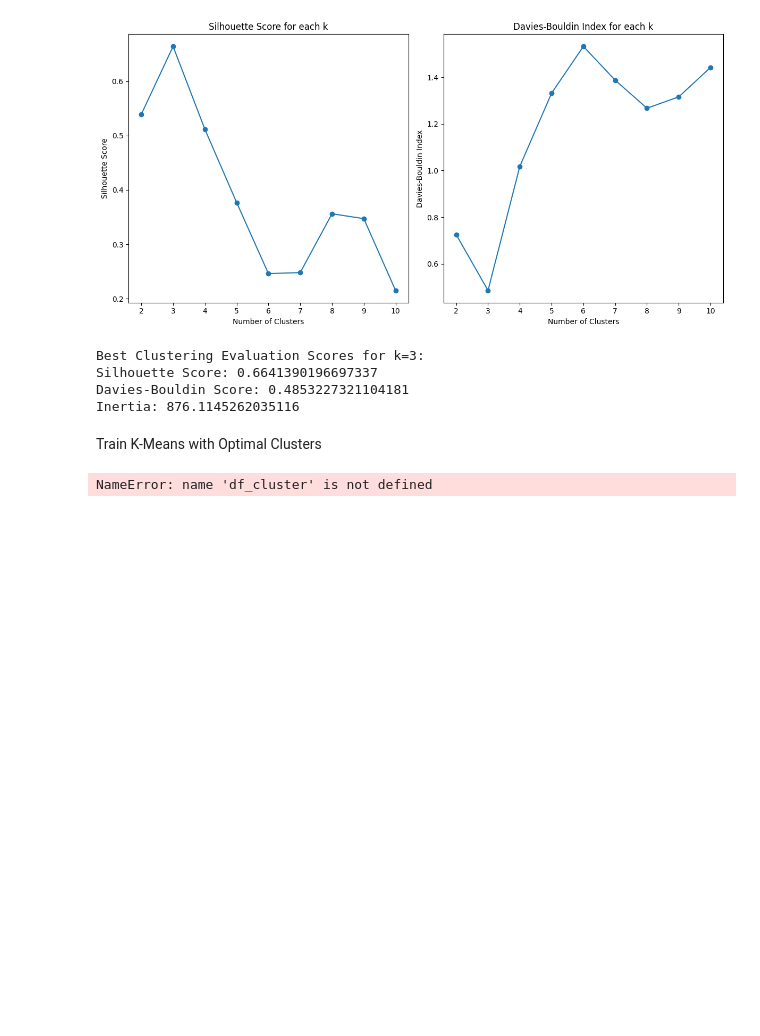
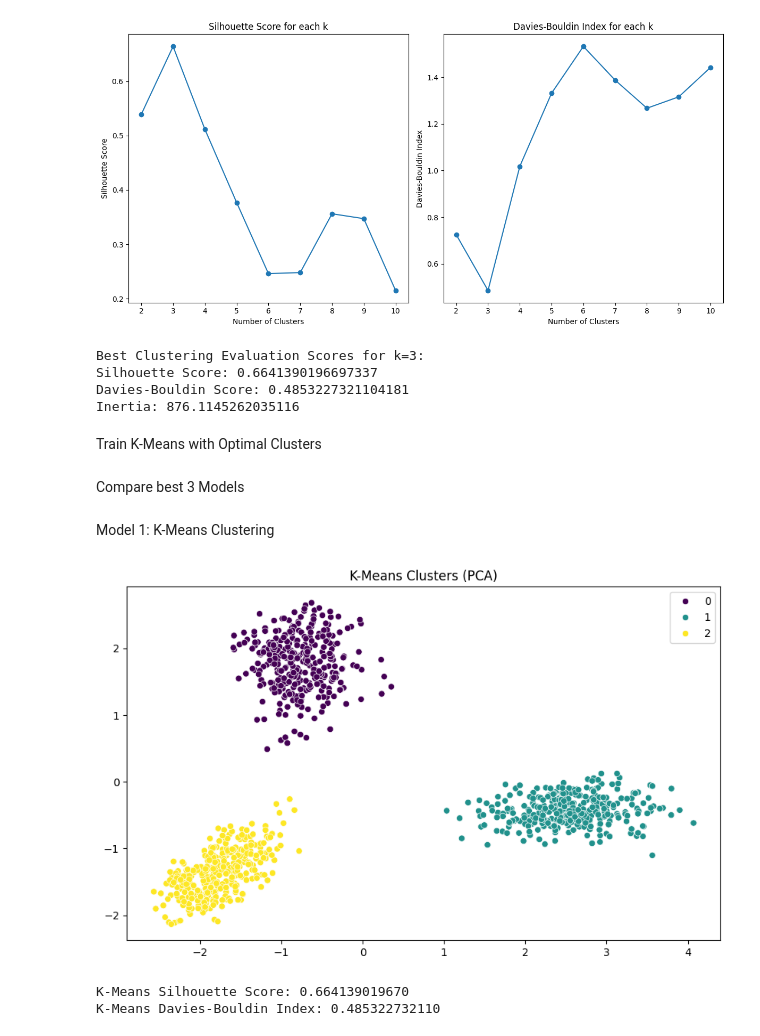
Before and after one commit to SamsudeenAshad/Intellihack_TetraNeurons_02, a Jupyter notebook: Customer Segmentation Script.ipynb, the cells around one changed output. Cells and saved outputs as stored; diff of their text form; code cells hidden in the pictures; blank space fills up the shorter version.

```diff
--- a/Customer Segmentation Script.ipynb
+++ b/Customer Segmentation Script.ipynb
@@ -376,22 +376,3 @@ discount_counts      0
 cluster              0
 dtype: int64
 [figure]
-# %%
-# Cluster summary
-cluster_summary = df.groupby('cluster').mean()
-print(cluster_summary)
-
-# Visualize clusters using PCA (optional)
-from sklearn.decomposition import PCA
-
-# Reduce dimensions to 2D for visualization
-pca = PCA(n_components=2)
-pca_data = pca.fit_transform(scaled_data)
-df['pca1'] = pca_data[:, 0]
-df['pca2'] = pca_data[:, 1]
-
-# Plot clusters
-plt.figure(figsize=(10, 6))
-sns.scatterplot(data=df, x='pca1', y='pca2', hue='cluster', palette='viridis')
-plt.title('Customer Segments (PCA Visualization)')
-plt.show()
@@ -478,8 +457,39 @@ Inertia: 876.1145262035116
 # %% [markdown]
 Train K-Means with Optimal Clusters
 # %%
+from sklearn.cluster import KMeans
 kmeans = KMeans(n_clusters=3, random_state=42)
 clusters = kmeans.fit_predict(scaled_data)
-df_cluster['cluster'] = clusters  # Add cluster labels
-# %% [output]
-NameError: name 'df_cluster' is not defined
+# %% [markdown]
+Compare best 3 Models
+# %% [markdown]
+Model 1: K-Means Clustering
+# %%
+from sklearn.cluster import KMeans
+from sklearn.metrics import silhouette_score, davies_bouldin_score
+from sklearn.decomposition import PCA
+import matplotlib.pyplot as plt
+import seaborn as sns
+
+# Train K-Means
+kmeans = KMeans(n_clusters=3, random_state=42)
+kmeans_clusters = kmeans.fit_predict(scaled_data)
+
+# Evaluate
+kmeans_silhouette = silhouette_score(scaled_data, kmeans_clusters)
+kmeans_db = davies_bouldin_score(scaled_data, kmeans_clusters)
+
+# Visualize with PCA
+pca = PCA(n_components=2)
+pca_data = pca.fit_transform(scaled_data)
+plt.figure(figsize=(10, 6))
+sns.scatterplot(x=pca_data[:, 0], y=pca_data[:, 1], hue=kmeans_clusters, palette='viridis')
+plt.title('K-Means Clusters (PCA)')
+plt.show()
+
+print(f"K-Means Silhouette Score: {kmeans_silhouette:.12f}")
+print(f"K-Means Davies-Bouldin Index: {kmeans_db:.12f}")
+# %% [output]
+[figure, added]
+K-Means Silhouette Score: 0.664139019670
+K-Means Davies-Bouldin Index: 0.485322732110
```
Also changed, not shown: parts of 5 cells of this notebook.
